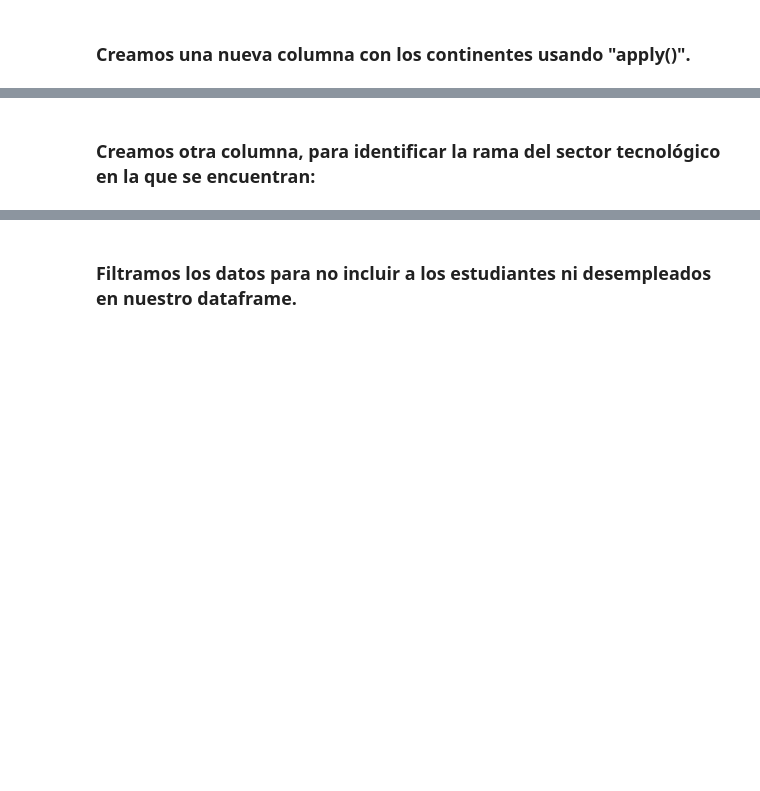
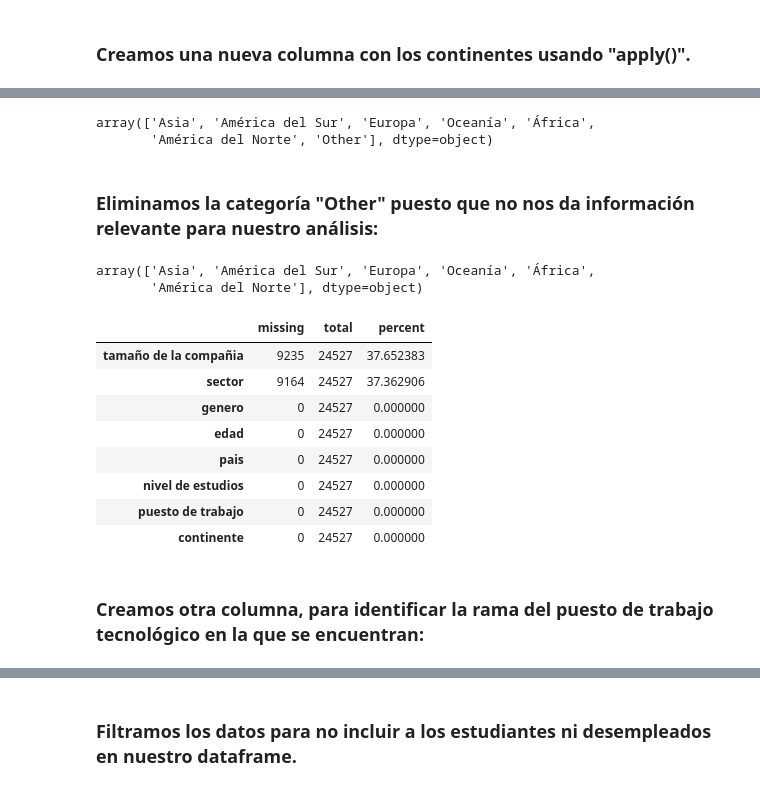
Before and after one commit to silviagordon/EDA-Visualizacion, a Jupyter notebook: Notebooks/df-social(Limpieza).ipynb, the cells around one changed output, grey strips where cells are left out. Drawn from its saved outputs; the diff is of its cells as text; code cells hidden in the pictures; blank space fills up the shorter version.

```diff
--- a/Notebooks/df-social(Limpieza).ipynb
+++ b/Notebooks/df-social(Limpieza).ipynb
@@ -67,3 +68,10 @@ df_social.head()
 | 2 | Man | 45-49 | Mexico | Doctoral degree | Research Scientist | Academics/Education | 1000-9,999 employees | ... |
 | 3 | Man | 45-49 | India | Doctoral degree | Other | Academics/Education | 50-249 employees | ... |
 | 4 | Woman | 25-29 | India | I prefer not to answer | Currently not employed | NaN | NaN | ... |
+# %%
+df_social['continente'].unique()
+# %% [output]
+array(['Asia', 'América del Sur', 'Europa', 'Oceanía', 'África',
+       'América del Norte', 'Other'], dtype=object)
+# %% [markdown]
+### Eliminamos la categoría "Other" puesto que no nos da información relevante para nuestro análisis:
@@ -70,5 +80,22 @@ df_social.head()
+# %%
+df_social['continente'].unique()
+# %% [output]
+array(['Asia', 'América del Sur', 'Europa', 'Oceanía', 'África',
+       'América del Norte'], dtype=object)
+# %%
+df_social.stb.missing()
+# %% [output]
+|  | missing | total | percent |
+| tamaño de la compañia | 9235 | 24527 | 37.652383 |
+| sector | 9164 | 24527 | 37.362906 |
+| genero | 0 | 24527 | 0.000000 |
+| edad | 0 | 24527 | 0.000000 |
+| pais | 0 | 24527 | 0.000000 |
+| nivel de estudios | 0 | 24527 | 0.000000 |
+| puesto de trabajo | 0 | 24527 | 0.000000 |
+| continente | 0 | 24527 | 0.000000 |
 # %% [markdown]
-### Creamos otra columna, para identificar la rama del sector tecnológico en la que se encuentran:
+### Creamos otra columna, para identificar la rama del puesto de trabajo tecnológico en la que se encuentran:
 # %%
 df_social['puesto de trabajo'].unique()
 # %% [output]
```
Also changed, not shown: parts of 13 cells of this notebook, 7 other files.
